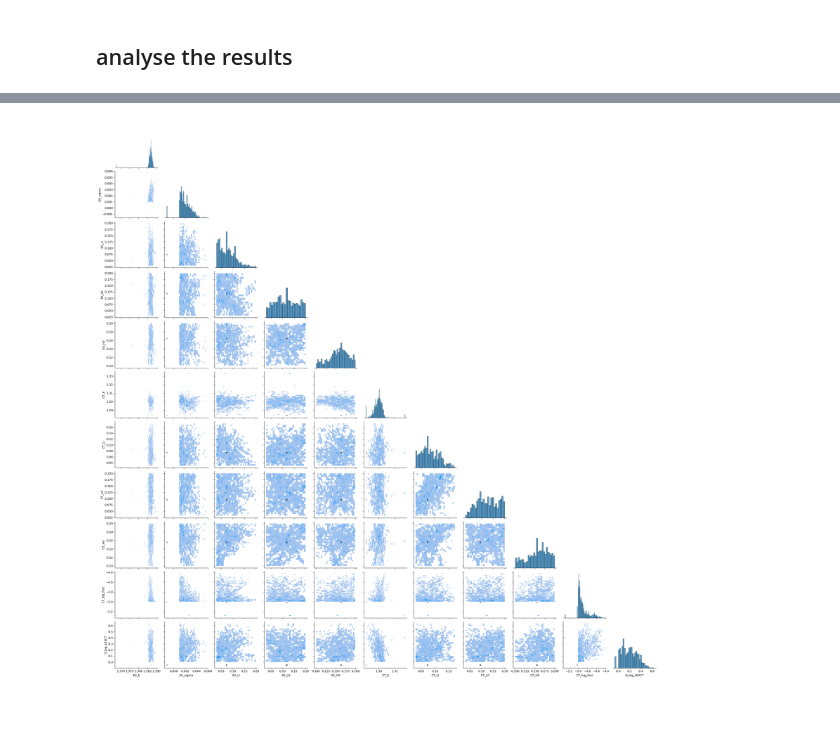
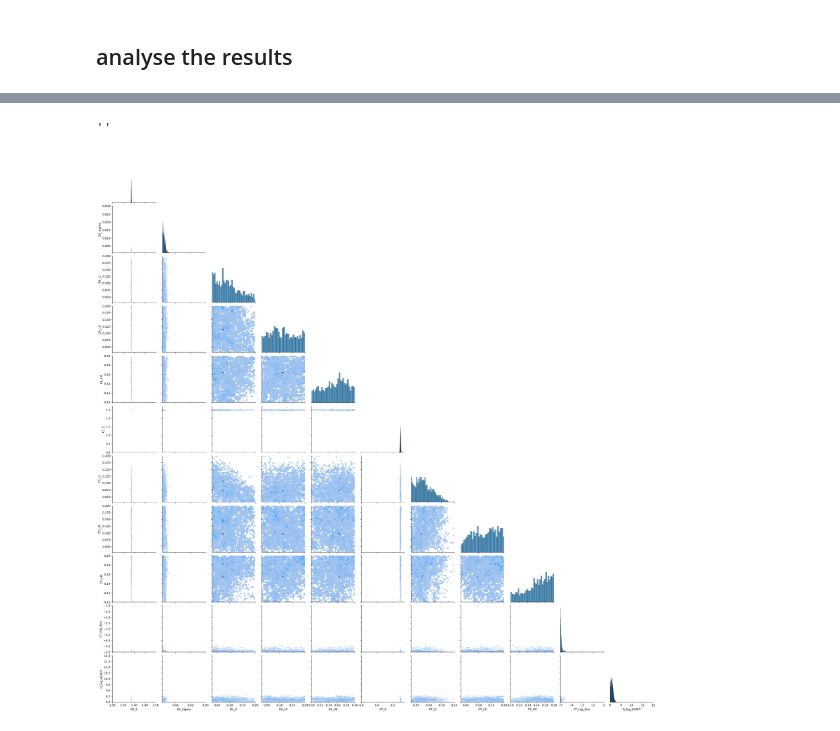
Before and after one commit to mohammedazzouzi15/pl_temp_fit, a Jupyter notebook: notebook/Fit_EL_new_workflow.ipynb, the cells around one changed output, grey strips where cells are left out. Cells and saved outputs as stored; diff of their text form; code cells hidden in the pictures.

Commit message:
fixed issue with the name of variables

```diff
--- a/notebook/Fit_EL_new_workflow.ipynb
+++ b/notebook/Fit_EL_new_workflow.ipynb
@@ -52,23 +52,23 @@ importlib.reload(config_utils)
     sigma,
 ) = (5, 10, 0.005, 0.05, 0.1,0.001)
 fixed_parameters_dict = {
-    "EX":{"E":1.37,"sigma":0.001,"LI":7.8e-2,"L0":0.11,"H0":0.159},
+    "EX":{},
     "CT":{'off':0,"sigma":0.001},
     "D":{},
 }
 params_to_fit_init ={
-    "EX":{"E":1.37,"sigma":0.001,"LI":7.8e-2,"L0":0.11,"H0":0.159},
-    "CT":{"E":1.2,"LI":7.8e-2,"L0":0.11,"H0":0.159,"log_fosc":-3},
+    "EX":{"E":1.37,"sigma":0.001,"Li":7.8e-2,"Lo":0.11,"hO":0.159},
+    "CT":{"E":1.2,"Li":7.8e-2,"Lo":0.11,"hO":0.159,"log_fosc":-3},
     "D":{'log_kEXCT':10},
 }
 min_bounds = {
-    "EX":{"E":1.3,"sigma":0.001,"LI":0.03,"L0":0.03,"H0":0.1},
-    "CT":{"E":0.8,"LI":0.03,"L0":0.03,"H0":0.1,"log_fosc":-5},
+    "EX":{"E":1.3,"sigma":0.001,"Li":0.03,"Lo":0.03,"hO":0.1},
+    "CT":{"E":0.8,"Li":0.03,"Lo":0.03,"hO":0.1,"log_fosc":-5},
     "D":{'log_kEXCT':8},
 }
 max_bounds = {
-    "EX":{"E":1.5,"sigma":0.03,"LI":0.2,"L0":0.2,"H0":0.2},
-    "CT":{"E":1.35,"LI":0.2,"L0":0.2,"H0":0.2,"log_fosc":-1},
+    "EX":{"E":1.5,"sigma":0.03,"Li":0.2,"Lo":0.2,"hO":0.2},
+    "CT":{"E":1.35,"Li":0.2,"Lo":0.2,"hO":0.2,"log_fosc":-1},
     "D":{'log_kEXCT':12},
 }
 # save the model config
@@ -538,21 +545,35 @@ plot_fit_results(1,discard=200)
+# %%
+g.figure.axes[0].get_xlabel()
+# %% [output]
+''
 # %%
 # plot a pair grid plot
 import seaborn as sns
 #plot posterior predictive
 def plot_pair_plot(id,discard=0):
     filename = df_all['save_folder'][id] + "/sampler.h5"
     reader = Emcee_utils.hDFBackend_2(filename, name="single_core")
     samples = reader.get_chain(discard= discard, flat=True)
     labels=[]
+    min_bound,max_bound = {},{}
     params_to_fit = df_all['params_to_fit_init'][id]
     for key in params_to_fit.keys():
         for keys in params_to_fit[key].keys():
             labels.append(f"{key}_{keys}")
+            min_bound[f"{key}_{keys}"] = df_all['min_bounds'][id][key][keys]
+            max_bound[f"{key}_{keys}"] = df_all['max_bounds'][id][key][keys]
+
     ndim = len(labels)
     df_samples = pd.DataFrame(samples, columns=labels)
     g = sns.pairplot(df_samples, kind="hist", corner=True)
-    fig.suptitle(f"Sampler chain for {df_all['csv_name_PL'][id].split('/')[-1]}")
+    for i,ax in enumerate(g.figure.axes):
+        if ax.get_xlabel() in min_bound.keys():
+            ax.set_xlim(min_bound[ax.get_xlabel()],max_bound[ax.get_xlabel()])
+        if ax.get_ylabel() in min_bound.keys():
+            ax.set_ylim(min_bound[ax.get_ylabel()],max_bound[ax.get_ylabel()])
+        #ax.set_xlim(min_bound[i],max_bound[i])
     g.figure.show()
-plot_pair_plot(1,discard=200)
+    return g
+g = plot_pair_plot(2,discard=200)
 # %% [output]
-[figure, old version]
+[figure, new version]
```
Also changed, not shown: parts of 12 cells of this notebook, 4 other files.
